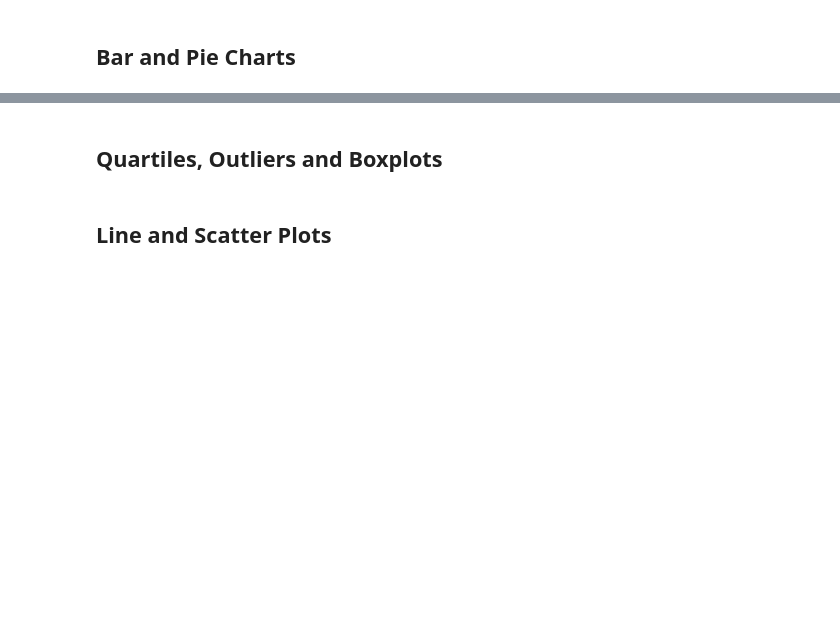
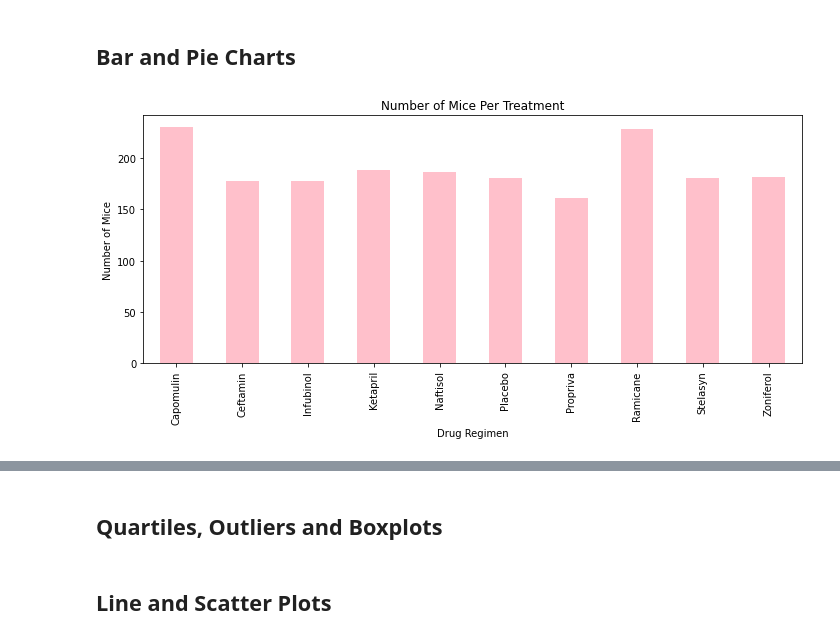
Before and after one commit to ellesledge/matplotlib_pymaceuticals, a Jupyter notebook: Pymaceuticals/pymaceuticals_starter.ipynb, the cells around one changed output, grey strips where cells are left out. Cells and saved outputs as stored; diff of their text form; code cells hidden in the pictures; blank space fills up the shorter version.

```diff
--- a/Pymaceuticals/pymaceuticals_starter.ipynb
+++ b/Pymaceuticals/pymaceuticals_starter.ipynb
@@ -88,3 +102,16 @@ Name: Tumor Volume (mm3), dtype: float64
 ## Bar and Pie Charts
 # %%
 # Generate a bar plot showing the total number of mice for each treatment throughout the course of the study using pandas.
+mouse_treatment_count= combined_mouse_data.groupby(["Drug Regimen"]).count()["Mouse ID"]
+
+bar_pandas= mouse_treatment_count.plot.bar(figsize=(10,5), color="pink")
+
+plt.xlabel("Drug Regimen")
+plt.ylabel("Number of Mice")
+plt.title("Number of Mice Per Treatment")
+
+plt.savefig("data/bar_pandas.png")
+plt.tight_layout()
+plt.show()
+# %% [output]
+[figure, added]
```
Also changed, not shown: parts of 11 cells of this notebook, 1 other file.
